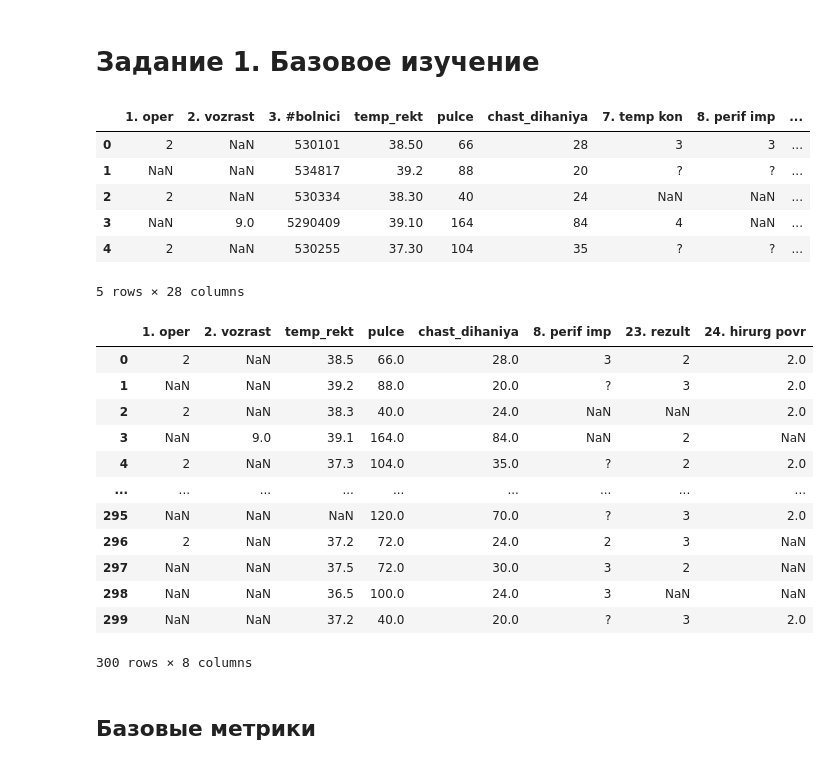
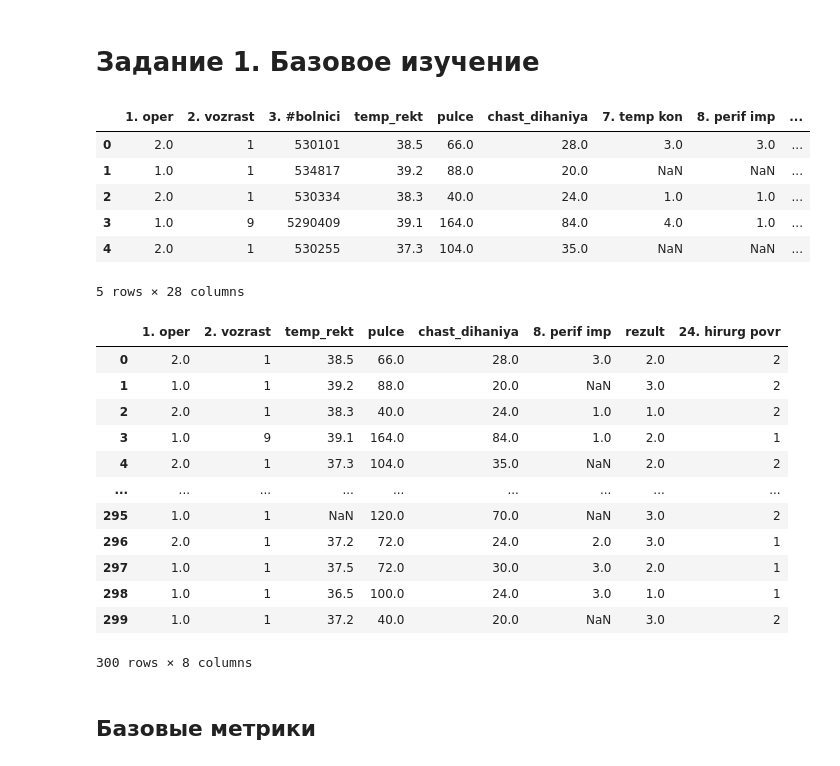
Before and after one commit to Chibis34/DZ_Gordeev, a Jupyter notebook: DZ15_Gordeev_stat_basics.ipynb, the cells around one changed output. Saved outputs shown, nothing was run; the diff lists cells and outputs as text; code cells hidden in the pictures.

```diff
--- a/DZ15_Gordeev_stat_basics.ipynb
+++ b/DZ15_Gordeev_stat_basics.ipynb
@@ -6,20 +6,20 @@ import numpy as np
 # %%
 df2 = pd.read_csv('https://raw.githubusercontent.com/obulygin/pyda_homeworks/master/statistics_basics/horse_data.csv',
                 header=None, names=["1. oper", "2. vozrast", "3. #bolnici", "temp_rekt", "pulce",
                                     "chast_dihaniya", "7. temp kon", "8. perif imp", "9. sliz o",
                                     "10. time zap kap", "11. bol'", "12. peristaltica", "13. vzdut jivot",
                                     "14. naz gaz", "15. naz ref", "16. naz ref PH", "17. kal", "18. bruh pol",
-                                    "19. V yachey", "20. belok", "21. abdomin", "22. belok brusch", "23. rezult",
-                                    "24. hirurg povr", "25.", "26.", "27", "cp_data"], na_values = True
+                                    "19. V yachey", "20. belok", "21. abdomin", "22. belok brusch", "rezult",
+                                    "24. hirurg povr", "25.", "26.", "27", "cp_data"], na_values = '?'
                  )
 df2.head()
 # %% [output]
 |  | 1. oper | 2. vozrast | 3. #bolnici | temp_rekt | pulce | chast_dihaniya | 7. temp kon | 8. perif imp | ... |
-| 0 | 2 | NaN | 530101 | 38.50 | 66 | 28 | 3 | 3 | ... |
-| 1 | NaN | NaN | 534817 | 39.2 | 88 | 20 | ? | ? | ... |
-| 2 | 2 | NaN | 530334 | 38.30 | 40 | 24 | NaN | NaN | ... |
-| 3 | NaN | 9.0 | 5290409 | 39.10 | 164 | 84 | 4 | NaN | ... |
-| 4 | 2 | NaN | 530255 | 37.30 | 104 | 35 | ? | ? | ... |
+| 0 | 2.0 | 1 | 530101 | 38.5 | 66.0 | 28.0 | 3.0 | 3.0 | ... |
+| 1 | 1.0 | 1 | 534817 | 39.2 | 88.0 | 20.0 | NaN | NaN | ... |
+| 2 | 2.0 | 1 | 530334 | 38.3 | 40.0 | 24.0 | 1.0 | 1.0 | ... |
+| 3 | 1.0 | 9 | 5290409 | 39.1 | 164.0 | 84.0 | 4.0 | 1.0 | ... |
+| 4 | 2.0 | 1 | 530255 | 37.3 | 104.0 | 35.0 | NaN | NaN | ... |
 5 rows × 28 columns
 # %%
 df = df2.drop(["3. #bolnici", "7. temp kon",  "9. sliz o", "10. time zap kap", "11. bol'", "12. peristaltica",
@@ -30,18 +30,18 @@ df = df2.drop(["3. #bolnici", "7. temp kon",  "9. sliz o", "10. time zap kap", "
 df[["temp_rekt", "pulce", "chast_dihaniya"]] = df[["temp_rekt", "pulce", "chast_dihaniya"]].apply(pd.to_numeric, errors='coerce')
 df
 # %% [output]
-|  | 1. oper | 2. vozrast | temp_rekt | pulce | chast_dihaniya | 8. perif imp | 23. rezult | 24. hirurg povr |
-| 0 | 2 | NaN | 38.5 | 66.0 | 28.0 | 3 | 2 | 2.0 |
-| 1 | NaN | NaN | 39.2 | 88.0 | 20.0 | ? | 3 | 2.0 |
-| 2 | 2 | NaN | 38.3 | 40.0 | 24.0 | NaN | NaN | 2.0 |
-| 3 | NaN | 9.0 | 39.1 | 164.0 | 84.0 | NaN | 2 | NaN |
-| 4 | 2 | NaN | 37.3 | 104.0 | 35.0 | ? | 2 | 2.0 |
+|  | 1. oper | 2. vozrast | temp_rekt | pulce | chast_dihaniya | 8. perif imp | rezult | 24. hirurg povr |
+| 0 | 2.0 | 1 | 38.5 | 66.0 | 28.0 | 3.0 | 2.0 | 2 |
+| 1 | 1.0 | 1 | 39.2 | 88.0 | 20.0 | NaN | 3.0 | 2 |
+| 2 | 2.0 | 1 | 38.3 | 40.0 | 24.0 | 1.0 | 1.0 | 2 |
+| 3 | 1.0 | 9 | 39.1 | 164.0 | 84.0 | 1.0 | 2.0 | 1 |
+| 4 | 2.0 | 1 | 37.3 | 104.0 | 35.0 | NaN | 2.0 | 2 |
 | ... | ... | ... | ... | ... | ... | ... | ... | ... |
-| 295 | NaN | NaN | NaN | 120.0 | 70.0 | ? | 3 | 2.0 |
-| 296 | 2 | NaN | 37.2 | 72.0 | 24.0 | 2 | 3 | NaN |
-| 297 | NaN | NaN | 37.5 | 72.0 | 30.0 | 3 | 2 | NaN |
-| 298 | NaN | NaN | 36.5 | 100.0 | 24.0 | 3 | NaN | NaN |
-| 299 | NaN | NaN | 37.2 | 40.0 | 20.0 | ? | 3 | 2.0 |
+| 295 | 1.0 | 1 | NaN | 120.0 | 70.0 | NaN | 3.0 | 2 |
+| 296 | 2.0 | 1 | 37.2 | 72.0 | 24.0 | 2.0 | 3.0 | 1 |
+| 297 | 1.0 | 1 | 37.5 | 72.0 | 30.0 | 3.0 | 2.0 | 1 |
+| 298 | 1.0 | 1 | 36.5 | 100.0 | 24.0 | 3.0 | 1.0 | 1 |
+| 299 | 1.0 | 1 | 37.2 | 40.0 | 20.0 | NaN | 3.0 | 2 |
 300 rows × 8 columns
 # %% [markdown]
 ## Базовые метрики
```
Also changed, not shown: parts of 20 cells of this notebook.
